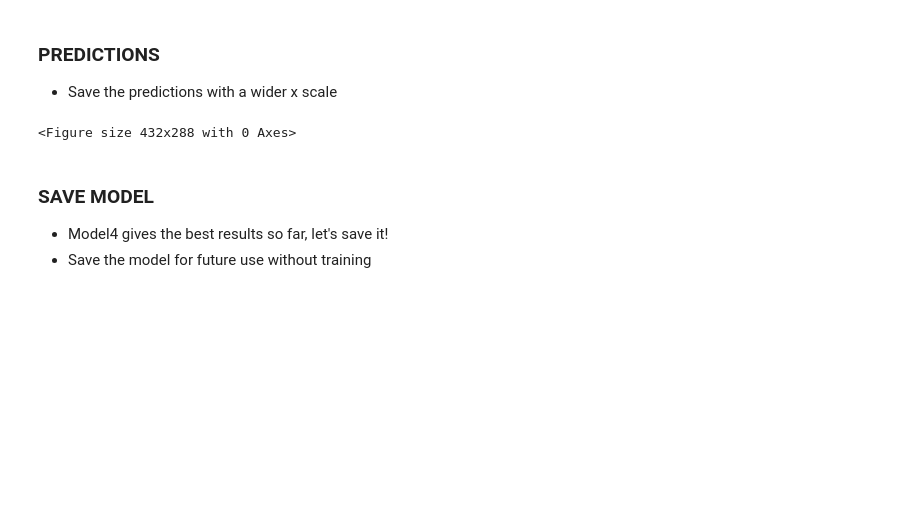
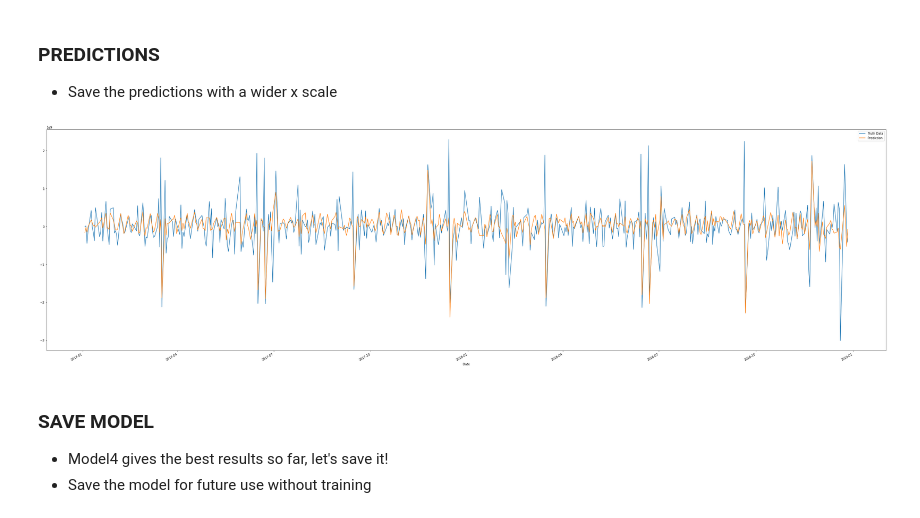
Before and after one commit to malek-luky/Algorithmic-Trading, a Jupyter notebook: QMiners/Final.ipynb, the cells around one changed output. Drawn from its saved outputs; the diff is of its cells as text; code cells hidden in the pictures; blank space fills up the shorter version.

```diff
--- a/QMiners/Final.ipynb
+++ b/QMiners/Final.ipynb
@@ -893,11 +888,12 @@ Name: Error_Target_VolumeDiff2, dtype: float64
 ### PREDICTIONS
 * Save the predictions with a wider x scale
 # %%
-test.loc[(test.index > '01-01-2017') & (test.index < '12-31-2018')].plot(ax=ax,y=TARGET,label='Truth Data',figsize=(50,15))
+fig,ax = plt.subplots(figsize=(50,15))
+test.loc[(test.index > '01-01-2017') & (test.index < '12-31-2018')].plot(ax=ax,y=TARGET,label='Truth Data')
 test.loc[(test.index > '01-01-2017') & (test.index < '12-31-2018')].plot(ax=ax,y='Prediction_'+TARGET+'2',label='Prediction')
 plt.savefig('Graphs/Final Predictions.pdf')
 # %% [output]
-<Figure size 432x288 with 0 Axes>
+[figure, added]
 # %% [markdown]
 ### SAVE MODEL
 * Model4 gives the best results so far, let's save it!
```
Also changed, not shown: parts of 1 cell of this notebook, 3 other files.
